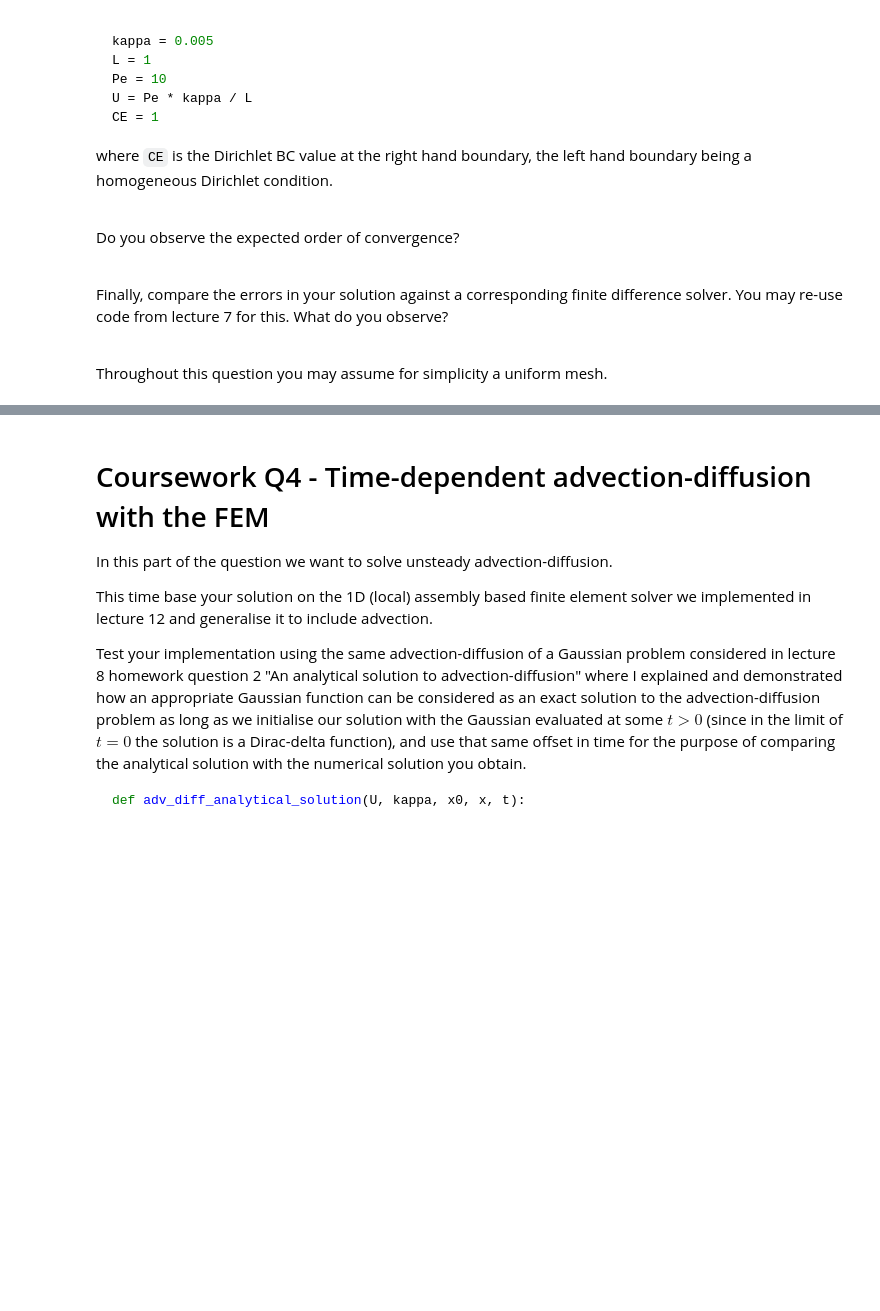
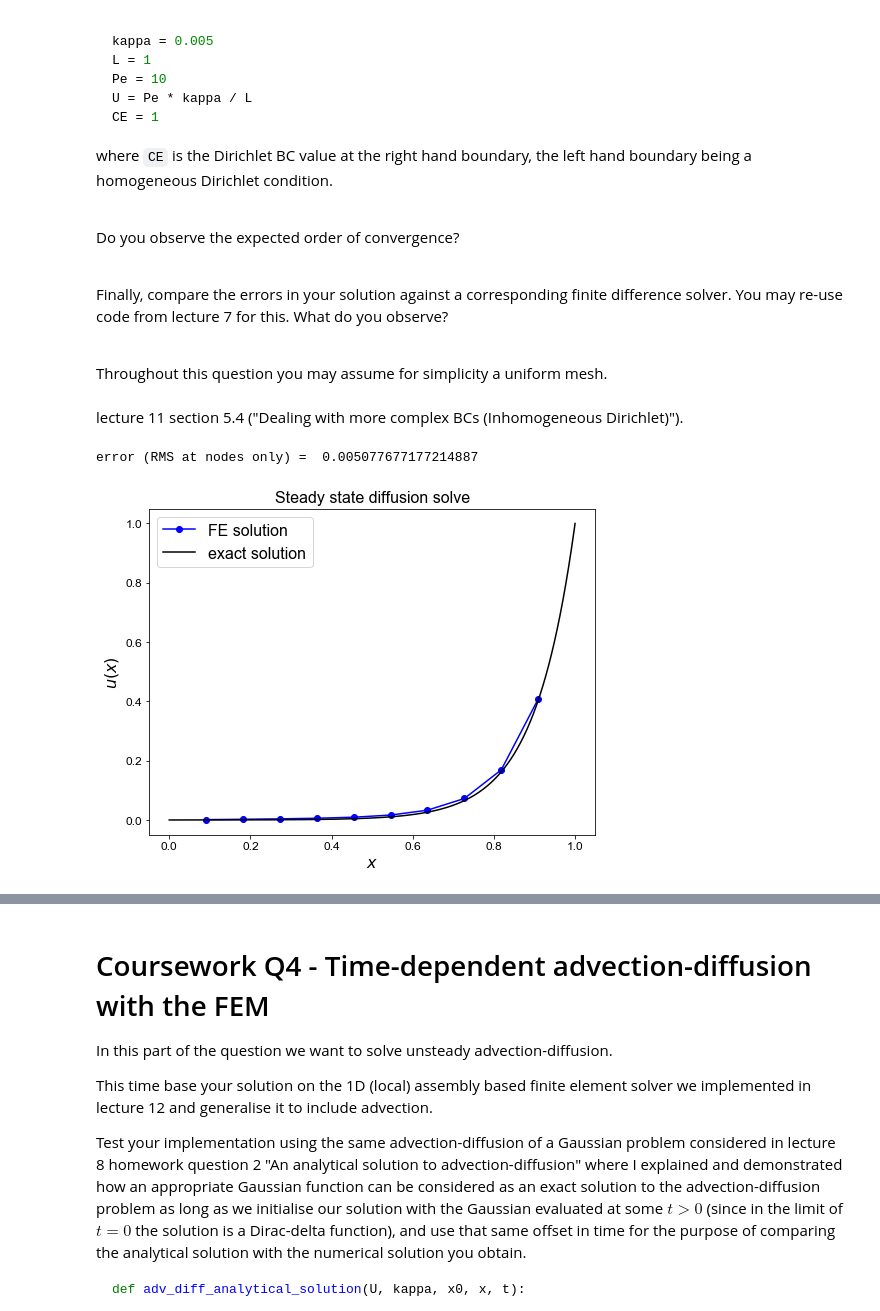
Before and after one commit to yxyyxy93/127_pythonFEM, a Jupyter notebook: ACSE-3-2019-20-Coursework.ipynb, the cells around one changed output, grey strips where cells are left out. Drawn from its saved outputs; the diff is of its cells as text; code cells hidden in the pictures; blank space fills up the shorter version.

```diff
--- a/ACSE-3-2019-20-Coursework.ipynb
+++ b/ACSE-3-2019-20-Coursework.ipynb
@@ -483,3 +491,5 @@ Finally, compare the errors in your solution against a corresponding finite diff
 <br>
 
 Throughout this question you may assume for simplicity a uniform mesh.
+# %% [markdown]
+ lecture 11 section 5.4 ("Dealing with more complex BCs (Inhomogeneous Dirichlet)").
@@ -485,0 +565,69 @@ Throughout this question you may assume for simplicity a uniform mesh.
+# %%
+
+kappa = 0.005
+L = 1
+Pe = 10
+U = Pe * kappa / L
+CE = 1
+
+uL = 0.
+uR = CE
+
+def f(x): # -u''
+    return -CE/(np.exp(Pe)-1) * ( (Pe/L)**2 * np.exp(Pe*x/L))
+
+def u_exact(x):
+    return CE * (np.exp(Pe * x / L) - 1) / (np.exp(Pe) - 1)
+
+N_elements_CG = 11
+N_nodes_CG = N_elements_CG + 1
+
+x_nodes = np.linspace(0, 1 , N_nodes_CG )
+dx = np.diff(x_nodes)
+# space to store our discretisaton matrices
+K = np.zeros((N_nodes_CG - 2, N_nodes_CG - 2))
+RHS = np.zeros(N_nodes_CG - 2)
+
+K = np.diag(1. / dx[:-1]  +  1. / dx[1:] , k=0) \
+    - np.diag(1. / dx[1:-1]   , k=-1) \
+    - np.diag(1. / dx[1:-1]   , k=1)
+
+Mass = np.zeros((N_nodes_CG - 2, N_nodes_CG - 2))
+# construct mass matrix
+Mass_full = mass_matrix(x_nodes)
+# we don't want the full mass matrix for this problem with Dirichlet conditions
+# so just grab the internal bit
+Mass = Mass_full[1:-1,1:-1]
+
+# form RHS vector by integrating function f multiplied by basis function
+# loop over internal nodes
+for node in range(1, N_nodes_CG - 1):
+    # and integrate our function multiplied by the corresponding cts basis function
+    phi_i = hat_function(node, x_nodes)
+    integrand = lambda x : f(x) * phi_i(x)
+    # simpsons with number intervals = 2 can integrate this exactly
+    RHS[node-1] = simpsons_rule(x_nodes[node-1], x_nodes[node+1], integrand, 2)
+
+RHS[0] = RHS[0] - (uL * 1/dx[0] * (-1/dx[0]))*dx[0]
+# and similarly for the RHS
+RHS[-1] = RHS[-1] - (uR * (-1/dx[-1]) * (1/dx[-1]))*dx[-1]
+
+Disc = K - Mass
+u = sl.solve(Disc, RHS)
+
+fig = plt.figure(figsize=(8, 6))
+ax1 = fig.add_subplot(111)
+ax1.set_xlabel('$x$', fontsize=16)
+ax1.set_ylabel('$u(x)$', fontsize=16)
+ax1.set_title('Steady state diffusion solve', fontsize=16)
+ax1.plot(x_nodes[1:-1], u, 'bo-', label='FE solution')
+x_fine = np.linspace(0, 1, 1000)
+ax1.plot(x_fine, u_exact(x_fine), 'k-', label='exact solution')
+ax1.legend(loc='best', fontsize=16);
+
+print('error (RMS at nodes only) = ',
+      sl.norm(u - u_exact(x_nodes[1:-1]) )
+      /np.sqrt(len(u)) )
+# %% [output]
+error (RMS at nodes only) =  0.005077677177214887
+[figure, added]
```
Also changed, not shown: parts of 6 cells of this notebook.
